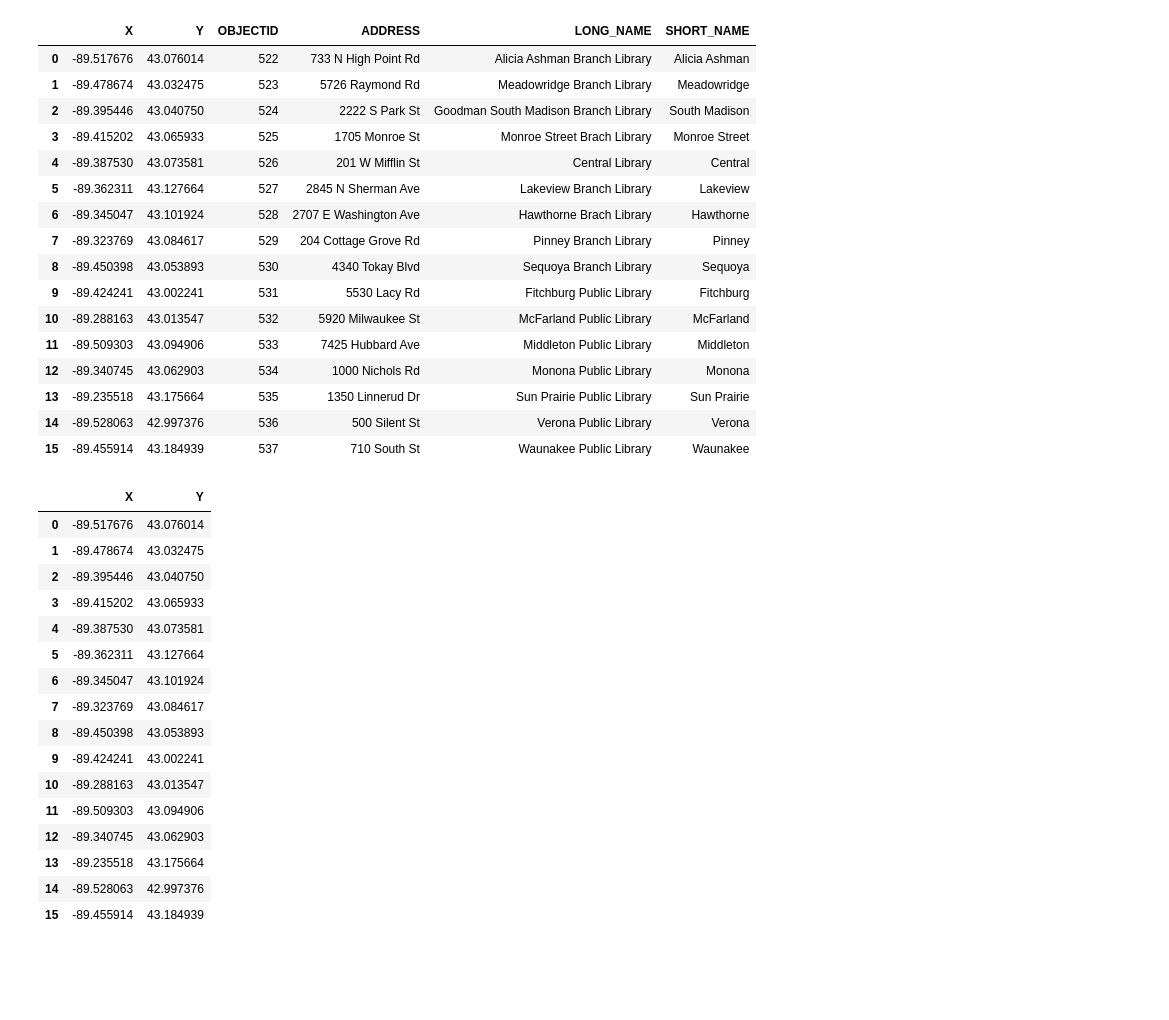
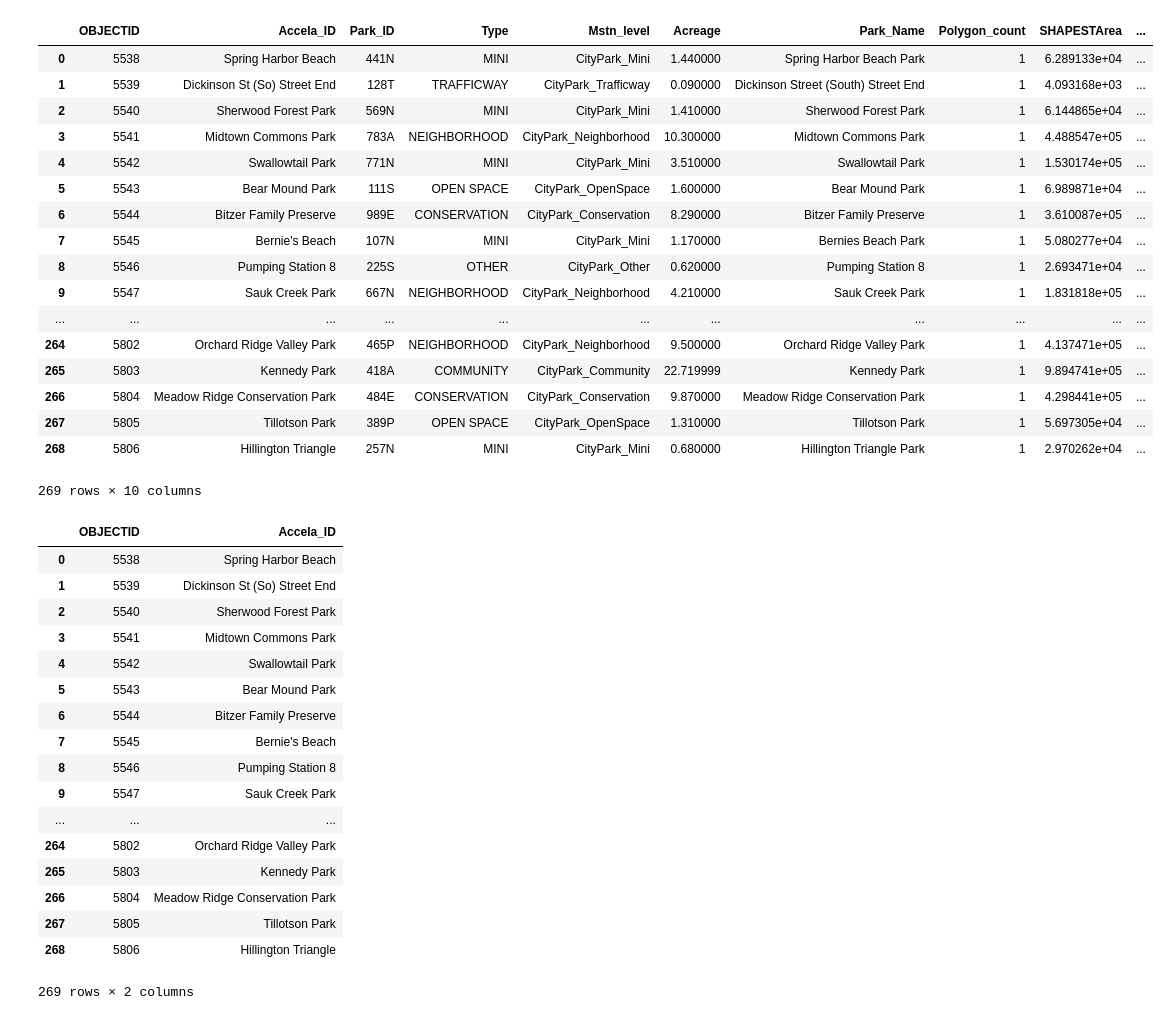
Before and after one commit to LeonTan828/Madcity_Proj, a Jupyter notebook: Data test.ipynb, the cells around one changed output. Drawn from its saved outputs; the diff is of its cells as text; code cells hidden in the pictures; blank space fills up the shorter version.

```diff
--- a/Data test.ipynb
+++ b/Data test.ipynb
@@ -4,41 +3,43 @@ from geopy.geocoders import ArcGIS
 # %%
-lib_loc = pandas.read_csv("Libraries.csv")
+lib_loc = pandas.read_csv("Parks.csv")
 lib_loc
 # %% [output]
-|  | X | Y | OBJECTID | ADDRESS | LONG_NAME | SHORT_NAME |
-| 0 | -89.517676 | 43.076014 | 522 | 733 N High Point Rd | Alicia Ashman Branch Library | Alicia Ashman |
-| 1 | -89.478674 | 43.032475 | 523 | 5726 Raymond Rd | Meadowridge Branch Library | Meadowridge |
-| 2 | -89.395446 | 43.040750 | 524 | 2222 S Park St | Goodman South Madison Branch Library | South Madison |
-| 3 | -89.415202 | 43.065933 | 525 | 1705 Monroe St | Monroe Street Brach Library | Monroe Street |
-| 4 | -89.387530 | 43.073581 | 526 | 201 W Mifflin St | Central Library | Central |
-| 5 | -89.362311 | 43.127664 | 527 | 2845 N Sherman Ave | Lakeview Branch Library | Lakeview |
-| 6 | -89.345047 | 43.101924 | 528 | 2707 E Washington Ave | Hawthorne Brach Library | Hawthorne |
-| 7 | -89.323769 | 43.084617 | 529 | 204 Cottage Grove Rd | Pinney Branch Library | Pinney |
-| 8 | -89.450398 | 43.053893 | 530 | 4340 Tokay Blvd | Sequoya Branch Library | Sequoya |
-| 9 | -89.424241 | 43.002241 | 531 | 5530 Lacy Rd | Fitchburg Public Library | Fitchburg |
-| 10 | -89.288163 | 43.013547 | 532 | 5920 Milwaukee St | McFarland Public Library | McFarland |
-| 11 | -89.509303 | 43.094906 | 533 | 7425 Hubbard Ave | Middleton Public Library | Middleton |
-| 12 | -89.340745 | 43.062903 | 534 | 1000 Nichols Rd | Monona Public Library | Monona |
-| 13 | -89.235518 | 43.175664 | 535 | 1350 Linnerud Dr | Sun Prairie Public Library | Sun Prairie |
-| 14 | -89.528063 | 42.997376 | 536 | 500 Silent St | Verona Public Library | Verona |
-| 15 | -89.455914 | 43.184939 | 537 | 710 South St | Waunakee Public Library | Waunakee |
+|  | OBJECTID | Accela_ID | Park_ID | Type | Mstn_level | Acreage | Park_Name | Polygon_count | SHAPESTArea | ... |
+| 0 | 5538 | Spring Harbor Beach | 441N | MINI | CityPark_Mini | 1.440000 | Spring Harbor Beach Park | 1 | 6.289133e+04 | ... |
+| 1 | 5539 | Dickinson St (So) Street End | 128T | TRAFFICWAY | CityPark_Trafficway | 0.090000 | Dickinson Street (South) Street End | 1 | 4.093168e+03 | ... |
+| 2 | 5540 | Sherwood Forest Park | 569N | MINI | CityPark_Mini | 1.410000 | Sherwood Forest Park | 1 | 6.144865e+04 | ... |
+| 3 | 5541 | Midtown Commons Park | 783A | NEIGHBORHOOD | CityPark_Neighborhood | 10.300000 | Midtown Commons Park | 1 | 4.488547e+05 | ... |
+| 4 | 5542 | Swallowtail Park | 771N | MINI | CityPark_Mini | 3.510000 | Swallowtail Park | 1 | 1.530174e+05 | ... |
+| 5 | 5543 | Bear Mound Park | 111S | OPEN SPACE | CityPark_OpenSpace | 1.600000 | Bear Mound Park | 1 | 6.989871e+04 | ... |
+| 6 | 5544 | Bitzer Family Preserve | 989E | CONSERVATION | CityPark_Conservation | 8.290000 | Bitzer Family Preserve | 1 | 3.610087e+05 | ... |
+| 7 | 5545 | Bernie's Beach | 107N | MINI | CityPark_Mini | 1.170000 | Bernies Beach Park | 1 | 5.080277e+04 | ... |
+| 8 | 5546 | Pumping Station 8 | 225S | OTHER | CityPark_Other | 0.620000 | Pumping Station 8 | 1 | 2.693471e+04 | ... |
+| 9 | 5547 | Sauk Creek Park | 667N | NEIGHBORHOOD | CityPark_Neighborhood | 4.210000 | Sauk Creek Park | 1 | 1.831818e+05 | ... |
+| ... | ... | ... | ... | ... | ... | ... | ... | ... | ... | ... |
+| 264 | 5802 | Orchard Ridge Valley Park | 465P | NEIGHBORHOOD | CityPark_Neighborhood | 9.500000 | Orchard Ridge Valley Park | 1 | 4.137471e+05 | ... |
+| 265 | 5803 | Kennedy Park | 418A | COMMUNITY | CityPark_Community | 22.719999 | Kennedy Park | 1 | 9.894741e+05 | ... |
+| 266 | 5804 | Meadow Ridge Conservation Park | 484E | CONSERVATION | CityPark_Conservation | 9.870000 | Meadow Ridge Conservation Park | 1 | 4.298441e+05 | ... |
+| 267 | 5805 | Tillotson Park | 389P | OPEN SPACE | CityPark_OpenSpace | 1.310000 | Tillotson Park | 1 | 5.697305e+04 | ... |
+| 268 | 5806 | Hillington Triangle | 257N | MINI | CityPark_Mini | 0.680000 | Hillington Triangle Park | 1 | 2.970262e+04 | ... |
+269 rows × 10 columns
 # %%
 lib_loc.iloc[:, 0:2]
 # %% [output]
-|  | X | Y |
-| 0 | -89.517676 | 43.076014 |
-| 1 | -89.478674 | 43.032475 |
-| 2 | -89.395446 | 43.040750 |
-| 3 | -89.415202 | 43.065933 |
-| 4 | -89.387530 | 43.073581 |
-| 5 | -89.362311 | 43.127664 |
-| 6 | -89.345047 | 43.101924 |
-| 7 | -89.323769 | 43.084617 |
-| 8 | -89.450398 | 43.053893 |
-| 9 | -89.424241 | 43.002241 |
-| 10 | -89.288163 | 43.013547 |
-| 11 | -89.509303 | 43.094906 |
-| 12 | -89.340745 | 43.062903 |
-| 13 | -89.235518 | 43.175664 |
-| 14 | -89.528063 | 42.997376 |
-| 15 | -89.455914 | 43.184939 |
+|  | OBJECTID | Accela_ID |
+| 0 | 5538 | Spring Harbor Beach |
+| 1 | 5539 | Dickinson St (So) Street End |
+| 2 | 5540 | Sherwood Forest Park |
+| 3 | 5541 | Midtown Commons Park |
+| 4 | 5542 | Swallowtail Park |
+| 5 | 5543 | Bear Mound Park |
+| 6 | 5544 | Bitzer Family Preserve |
+| 7 | 5545 | Bernie's Beach |
+| 8 | 5546 | Pumping Station 8 |
+| 9 | 5547 | Sauk Creek Park |
+| ... | ... | ... |
+| 264 | 5802 | Orchard Ridge Valley Park |
+| 265 | 5803 | Kennedy Park |
+| 266 | 5804 | Meadow Ridge Conservation Park |
+| 267 | 5805 | Tillotson Park |
+| 268 | 5806 | Hillington Triangle |
+269 rows × 2 columns
```
Also changed, not shown: parts of 6 cells of this notebook, 3 other files.
